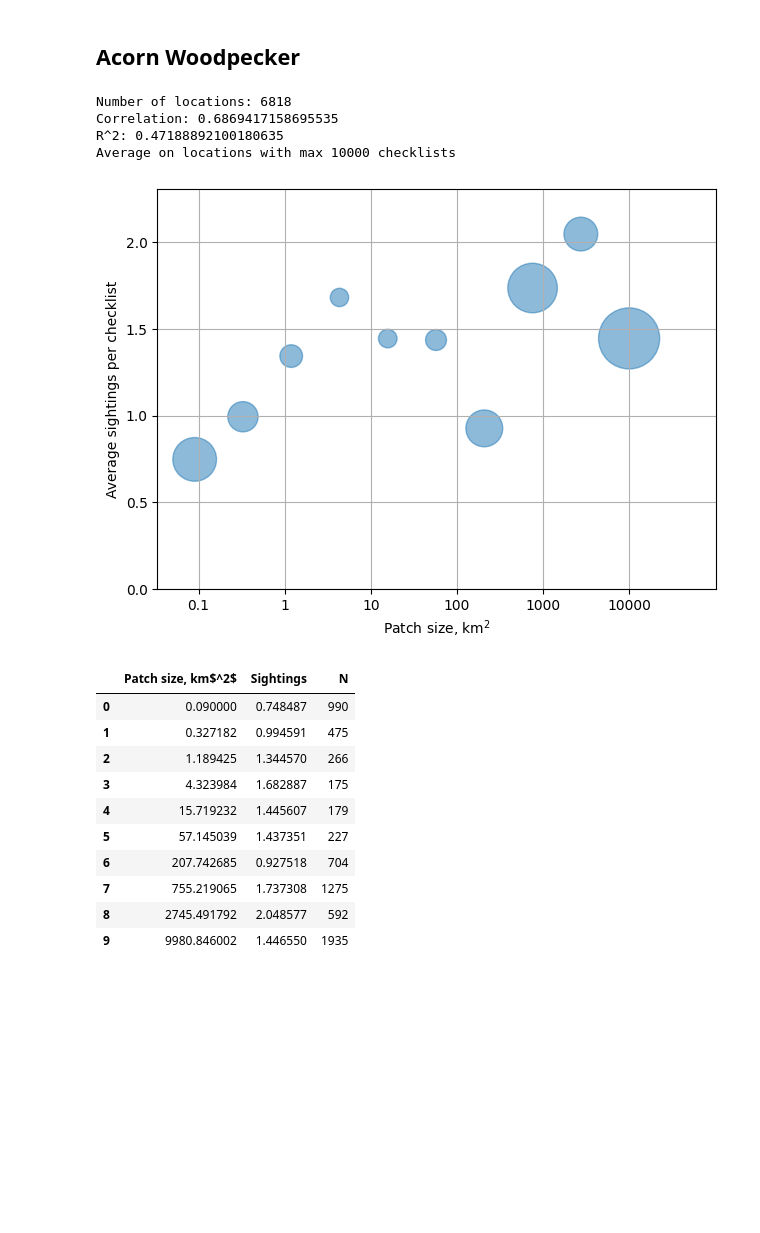
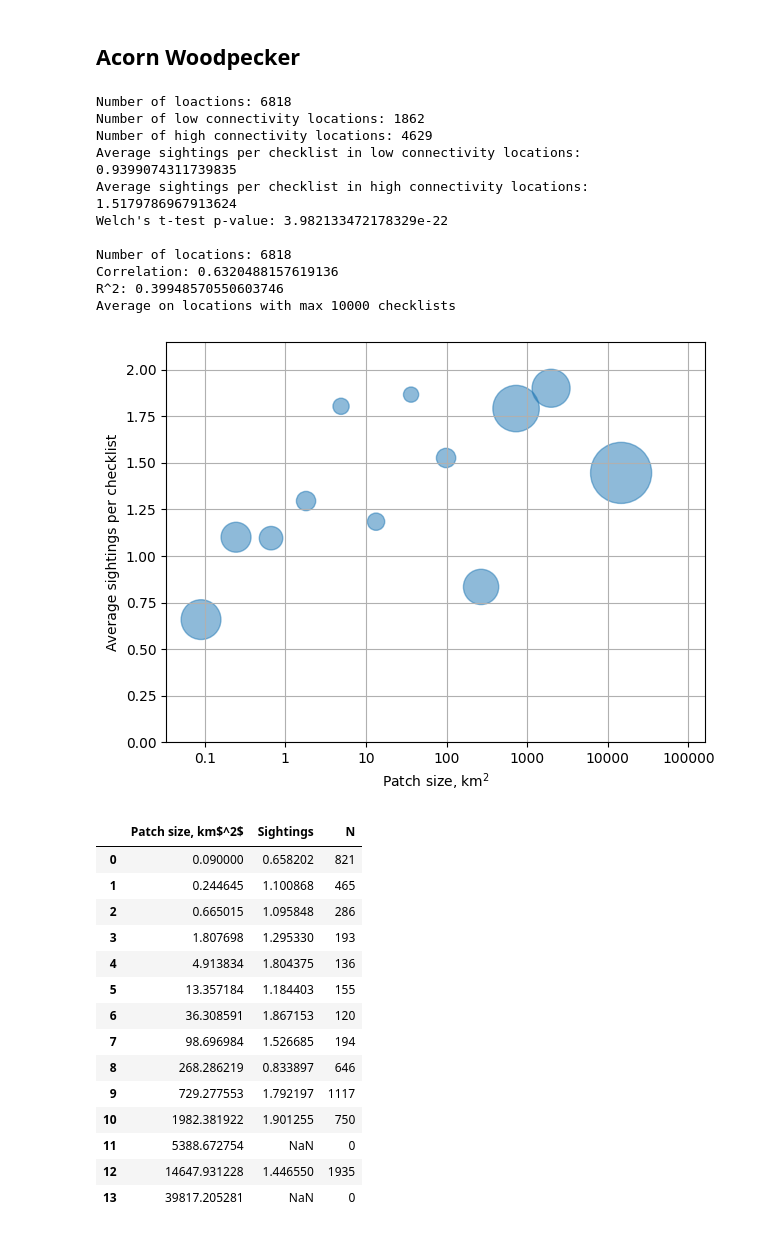
Before and after one commit to ecoscape-earth/ecoscape-connectivity-paper-reproduction, a Jupyter notebook: DisplayValidationResults-PatchSize.ipynb, the cells around one changed output. Drawn from its saved outputs; the diff is of its cells as text; code cells hidden in the pictures; blank space fills up the shorter version.

```diff
--- a/DisplayValidationResults-PatchSize.ipynb
+++ b/DisplayValidationResults-PatchSize.ipynb
@@ -40,7 +40,7 @@ import colorcet
 from scipy import stats
 from sklearn.linear_model import LinearRegression
 # %%
-def plot_bird_ratios_locations(bird, max_checklists=10000, n_bins=10):
+def plot_bird_ratios_locations(bird, max_checklists=10000):
     bird_name = bird.name
     df = pd.read_csv(bird.obs_csv_path)
     # limit to squares where max hab > 0.9
@@ -51,27 +51,35 @@ def plot_bird_ratios_locations(bird, max_checklists=10000, n_bins=10):
     df["logsize"] = df.apply(lambda row : np.log(row["max_repop"]), axis=1)
     # Computes the bin size.
     max_log = df["logsize"].max()
-    bin_size = max_log / n_bins
+    bin_size = 1
     # Computes the bin for each datum.
-    df["size_bin"] = df.apply(lambda row : min(n_bins - 1, int(row["logsize"] / bin_size)), axis = 1)
+    df["size_bin"] = df.apply(lambda row : int(row["logsize"] / bin_size), axis = 1)
+    n_bins = 14 # df["size_bin"].max() + 1
     # Computes bin size.
     sizes = [df[df["size_bin"] == i]["Square"].count() for i in range(n_bins)]
     pys = [df[df["size_bin"] == i]["BirdRatio"].mean() for i in range(n_bins)]
     pxs = [i * bin_size for i in range(n_bins)]
     # Filters out empty bins.
     ys, xs, ss = [], [], []
+    tys, txs, tss = [], [], []
     for i, s in enumerate(sizes):
+        tss.append(s)
         if s > 0:
+            tys.append(pys[i])
+            txs.append(pxs[i])
             ys.append(pys[i])
             xs.append(pxs[i])
             ss.append(s)
+        else:
+            tys.append(None)
+            txs.append(pxs[i])
     axs, ays, asizes = np.array(xs), np.array(ys), np.array(ss)
     corr = wcorr(axs, ays, asizes)
     print("Correlation:", corr)
     reg = LinearRegression().fit(axs.reshape(-1, 1), ays.reshape(-1, 1), ss)
     r_square = reg.score(axs.reshape(-1, 1), ays.reshape(-1, 1), ss)
     print("R^2:", r_square)
-    df_display = pd.DataFrame({"Patch size, km$^2$": np.exp(axs) * (0.3 ** 2), "Sightings": ays, "N": asizes})
+    df_display = pd.DataFrame({"Patch size, km$^2$": np.exp(txs) * (0.3 ** 2), "Sightings": tys, "N": tss})
     fig, ax = plt.subplots()
     ax.scatter(xs, ys, s=ss, alpha=0.5)
     ax.set_xlabel(r"Patch size, km$^2$")
@@ -81,7 +89,7 @@ def plot_bird_ratios_locations(bird, max_checklists=10000, n_bins=10):
     ylmin, ylmax = ymin - 0.2 * (ymax - ymin), ymax + 0.2 * (ymax - ymin)
     ax.set_ylim((0, ylmax))
     ax.set_xlim((-1, max(xs) * 1.2))
-    x_km2 = [0.1, 1, 10, 100, 1000, 10000]
+    x_km2 = [0.1, 1, 10, 100, 1000, 10000, 100000]
     plt.xticks(ticks=[np.log(x / (0.3 * 0.3)) for x in x_km2], labels=x_km2)
     ax.grid(True)
     fig.tight_layout()
@@ -91,32 +99,59 @@ def plot_bird_ratios_locations(bird, max_checklists=10000, n_bins=10):
     #     bird.nickname), bbox_inches="tight", format="pdf")
     display(HTML(df_display.to_html()))
     df_display.to_latex("Figures/Sightings_vs_Patch_Size_{}.tex".format(
-        bird.nickname), index=False, float_format="%.3f")
+        bird.nickname), index=False, float_format="%.3f", escape=False, na_rep="---")
+# %%
+def welch_t_test(bird, lower_threshold=1/3, upper_threshold=2/3):
+    bird_name = bird.name
+    df = pd.read_csv(bird.obs_csv_path)
+    # limit to squares where max hab > 0.9
+    df = df.loc[lambda r : r["max_hab"] > 0.9]
+    print("Number of loactions:", len(df))
+    df_low = df.loc[lambda r : r["max_repop"] <= lower_threshold]
+    df_high = df.loc[lambda r : r["max_repop"] >= upper_threshold]
+    print("Number of low connectivity locations:", len(df_low))
+    print("Number of high connectivity locations:", len(df_high))
+    print("Average sightings per checklist in low connectivity locations:", df_low["BirdRatio"].mean())
+    print("Average sightings per checklist in high connectivity locations:", df_high["BirdRatio"].mean())
+    print("Welch's t-test p-value:", stats.ttest_ind(df_low["BirdRatio"], df_high["BirdRatio"], equal_var=False)[1])
 # %% [markdown]
 ## Acorn Woodpecker
 # %%
 
 bird = bird_run.get_bird_run(
     "acowoo", "Acorn Woodpecker", run_name="patch_sizes_torch"
 )
+welch_t_test(bird, lower_threshold=10 / (0.3 * 0.3), upper_threshold=100 / (0.3 * 0.3))
+print()
 plot_bird_ratios_locations(bird)
 # %% [output]
+Number of loactions: 6818
+Number of low connectivity locations: 1862
+Number of high connectivity locations: 4629
+Average sightings per checklist in low connectivity locations: 0.9399074311739835
+Average sightings per checklist in high connectivity locations: 1.5179786967913624
+Welch's t-test p-value: 3.982133472178329e-22
+
 Number of locations: 6818
-Correlation: 0.6869417158695535
-R^2: 0.47188892100180635
+Correlation: 0.6320488157619136
+R^2: 0.39948570550603746
 Average on locations with max 10000 checklists
-[figure, old version]
+[figure, new version]
 |  | Patch size, km$^2$ | Sightings | N |
-| 0 | 0.090000 | 0.748487 | 990 |
-| 1 | 0.327182 | 0.994591 | 475 |
-| 2 | 1.189425 | 1.344570 | 266 |
-| 3 | 4.323984 | 1.682887 | 175 |
-| 4 | 15.719232 | 1.445607 | 179 |
-| 5 | 57.145039 | 1.437351 | 227 |
-| 6 | 207.742685 | 0.927518 | 704 |
-| 7 | 755.219065 | 1.737308 | 1275 |
-| 8 | 2745.491792 | 2.048577 | 592 |
-| 9 | 9980.846002 | 1.446550 | 1935 |
+| 0 | 0.090000 | 0.658202 | 821 |
+| 1 | 0.244645 | 1.100868 | 465 |
+| 2 | 0.665015 | 1.095848 | 286 |
+| 3 | 1.807698 | 1.295330 | 193 |
+| 4 | 4.913834 | 1.804375 | 136 |
+| 5 | 13.357184 | 1.184403 | 155 |
+| 6 | 36.308591 | 1.867153 | 120 |
+| 7 | 98.696984 | 1.526685 | 194 |
+| 8 | 268.286219 | 0.833897 | 646 |
+| 9 | 729.277553 | 1.792197 | 1117 |
+| 10 | 1982.381922 | 1.901255 | 750 |
+| 11 | 5388.672754 | NaN | 0 |
+| 12 | 14647.931228 | 1.446550 | 1935 |
+| 13 | 39817.205281 | NaN | 0 |
 # %%
 
 bird = bird_run.get_bird_run(
```
Also changed, not shown: parts of 2 cells of this notebook, 16 other files.
